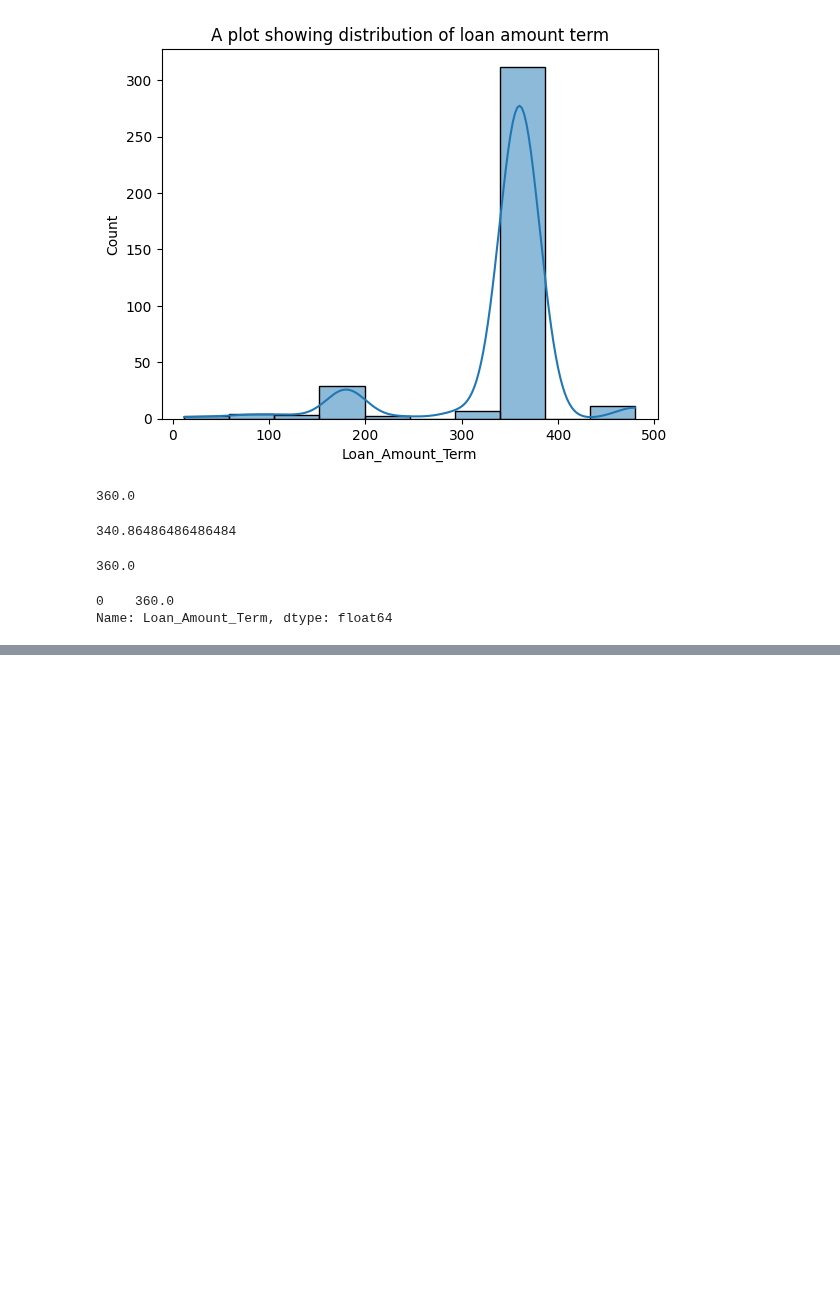
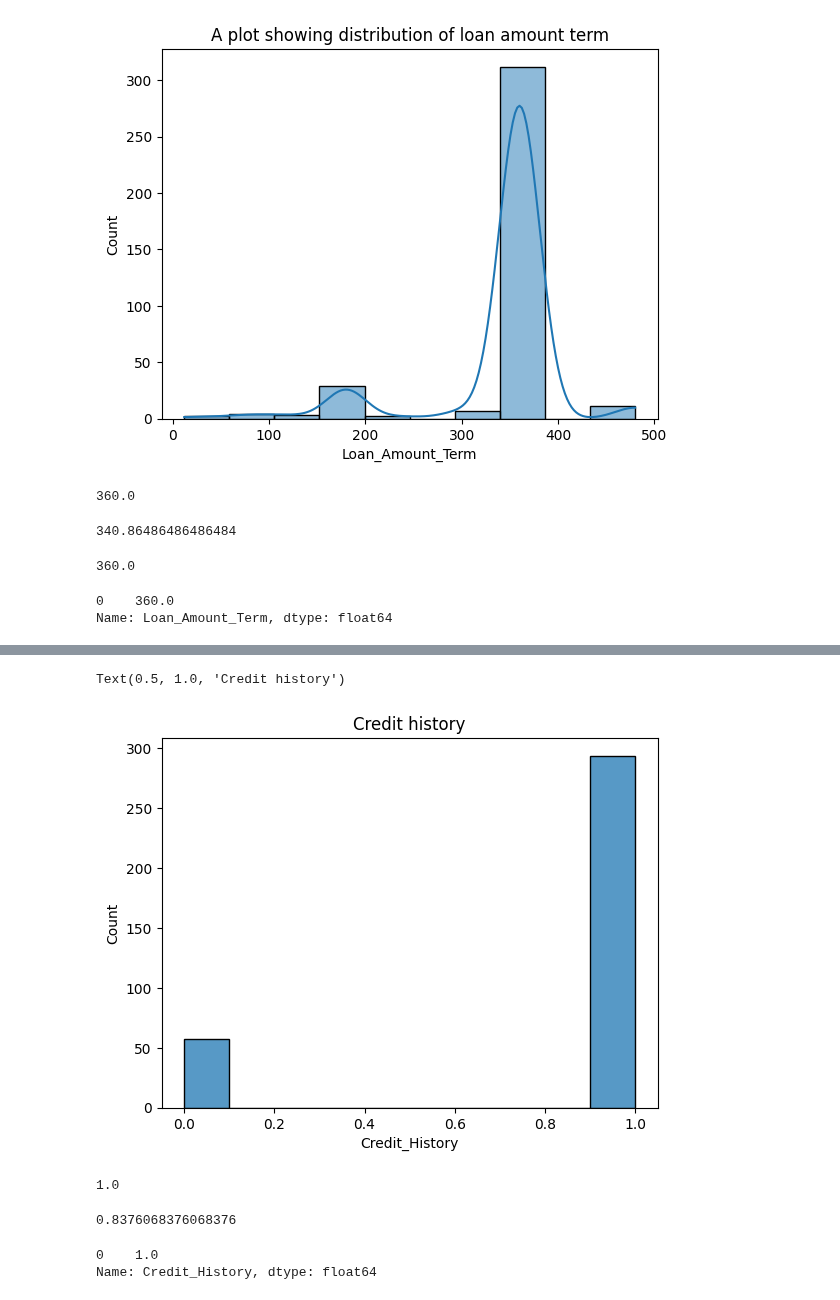
Before and after one commit to mngugi/Code_3_Camp, a Jupyter notebook: loans-status.ipynb, the cells around one changed output, grey strips where cells are left out. Cells and saved outputs as stored; diff of their text form; code cells hidden in the pictures; blank space fills up the shorter version.

Commit message:
Kaggle Notebook | Loans Status | Version 6

```diff
--- a/loans-status.ipynb
+++ b/loans-status.ipynb
@@ -201,3 +208,9 @@ mod
 # %% [output]
 0    360.0
 Name: Loan_Amount_Term, dtype: float64
+# %%
+#filling the missing values
+
+df.fillna({'Loan_Amount_Term': med}, inplace = True)
+
+df.isnull().sum()
@@ -203,0 +232,22 @@ Name: Loan_Amount_Term, dtype: float64
+# %%
+sns.histplot(df, x = 'Credit_History')
+plt.title('Credit history')
+# %% [output]
+Text(0.5, 1.0, 'Credit history')
+[figure, added]
+# %%
+med_cred = df['Credit_History'].median()
+med_cred
+# %% [output]
+1.0
+# %%
+med_cred = df['Credit_History'].mean()
+med_cred
+# %% [output]
+0.8376068376068376
+# %%
+med_cred = df['Credit_History'].mode()
+med_cred
+# %% [output]
+0    1.0
+Name: Credit_History, dtype: float64
```
Also changed, not shown: parts of 4 cells of this notebook.
